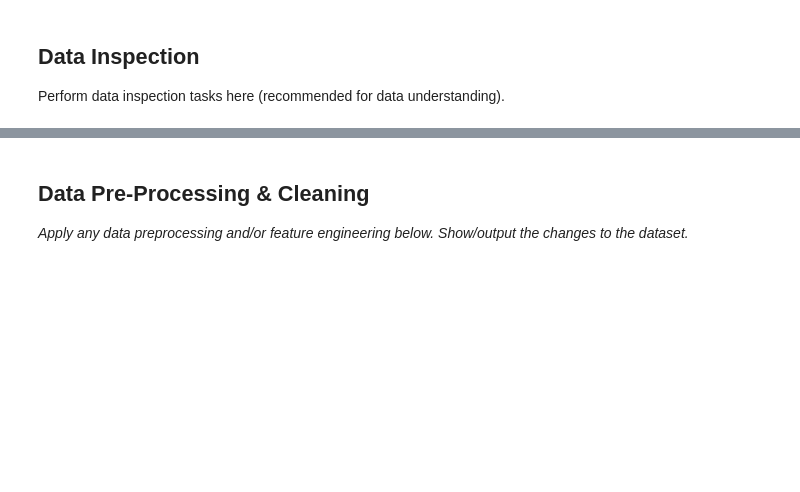
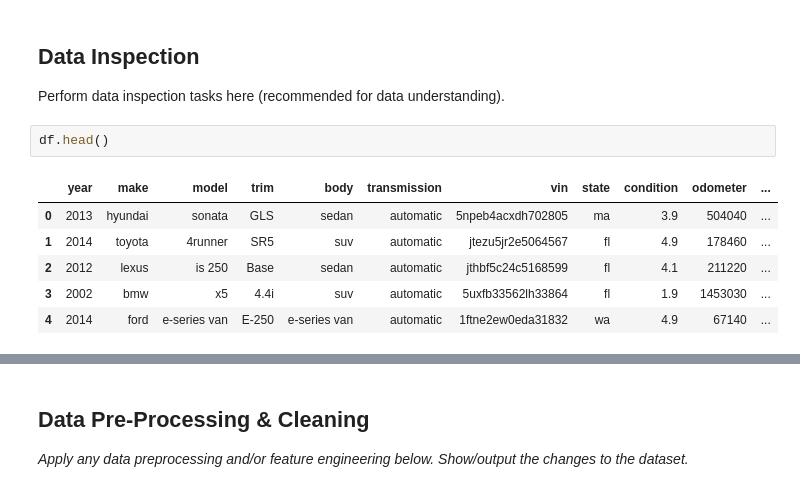
Before and after one commit to abdelrahman-walid/yougotsoftwared, a Jupyter notebook: Regression_Mini-Project.ipynb, the cells around one changed output, grey strips where cells are left out. Cells and saved outputs as stored; diff of their text form; blank space fills up the shorter version.

```diff
--- a/Regression_Mini-Project.ipynb
+++ b/Regression_Mini-Project.ipynb
@@ -72,3 +72,12 @@ df.head()
 ## Data Inspection
 
 Perform data inspection tasks here (recommended for data understanding).
+# %%
+df.head()
+# %% [output]
+|  | year | make | model | trim | body | transmission | vin | state | condition | odometer | ... |
+| 0 | 2013 | hyundai | sonata | GLS | sedan | automatic | 5npeb4acxdh702805 | ma | 3.9 | 504040 | ... |
+| 1 | 2014 | toyota | 4runner | SR5 | suv | automatic | jtezu5jr2e5064567 | fl | 4.9 | 178460 | ... |
+| 2 | 2012 | lexus | is 250 | Base | sedan | automatic | jthbf5c24c5168599 | fl | 4.1 | 211220 | ... |
+| 3 | 2002 | bmw | x5 | 4.4i | suv | automatic | 5uxfb33562lh33864 | fl | 1.9 | 1453030 | ... |
+| 4 | 2014 | ford | e-series van | E-250 | e-series van | automatic | 1ftne2ew0eda31832 | wa | 4.9 | 67140 | ... |
```
Also changed, not shown: parts of 14 cells of this notebook.
